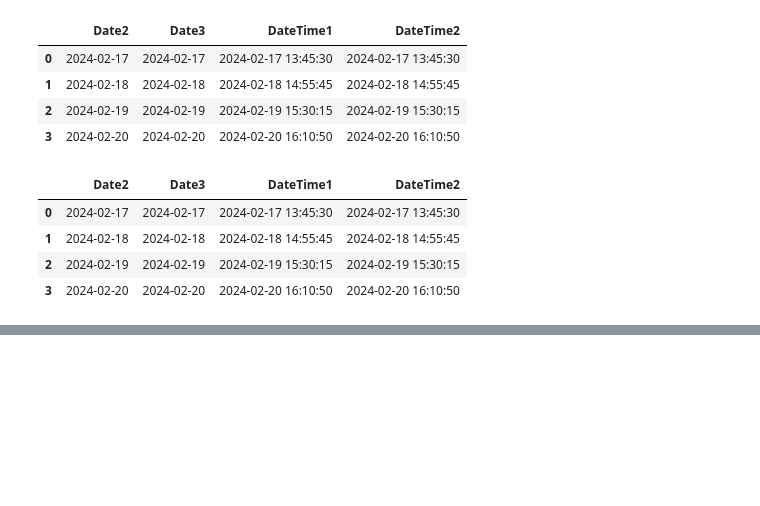
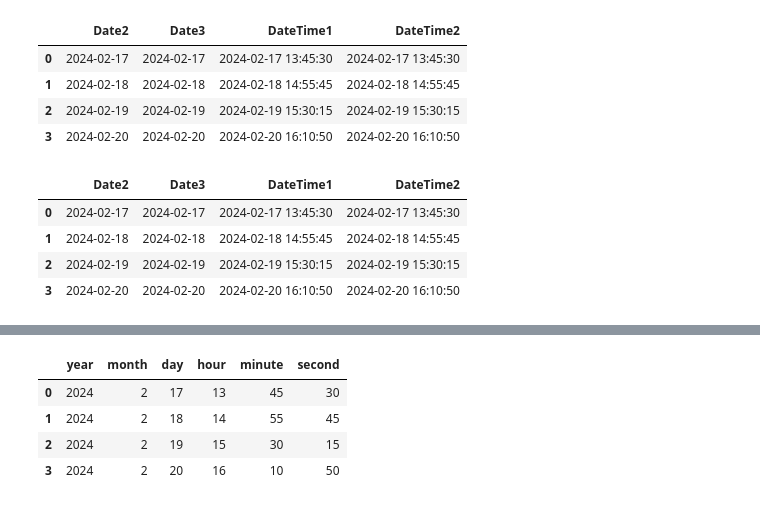
Before and after one commit to va4756/algio_sklearn, a Jupyter notebook: bigdata_sinagong_part1.ipynb, the cells around one changed output, grey strips where cells are left out. Cells and saved outputs as stored; diff of their text form; code cells hidden in the pictures; blank space fills up the shorter version.

```diff
--- a/bigdata_sinagong_part1.ipynb
+++ b/bigdata_sinagong_part1.ipynb
@@ -1415,0 +1435,14 @@ df[cols]
+# %%
+df['year'] = df['DateTime1'].dt.year
+df['month'] = df['DateTime1'].dt.month
+df['day'] = df['DateTime1'].dt.day
+df['hour'] = df['DateTime1'].dt.hour
+df['minute'] = df['DateTime1'].dt.minute
+df['second'] = df['DateTime1'].dt.second
+df[['year', 'month', 'day', 'hour', 'minute', 'second']]
+# %% [output]
+|  | year | month | day | hour | minute | second |
+| 0 | 2024 | 2 | 17 | 13 | 45 | 30 |
+| 1 | 2024 | 2 | 18 | 14 | 55 | 45 |
+| 2 | 2024 | 2 | 19 | 15 | 30 | 15 |
+| 3 | 2024 | 2 | 20 | 16 | 10 | 50 |
```
Also changed, not shown: parts of 51 cells of this notebook.
